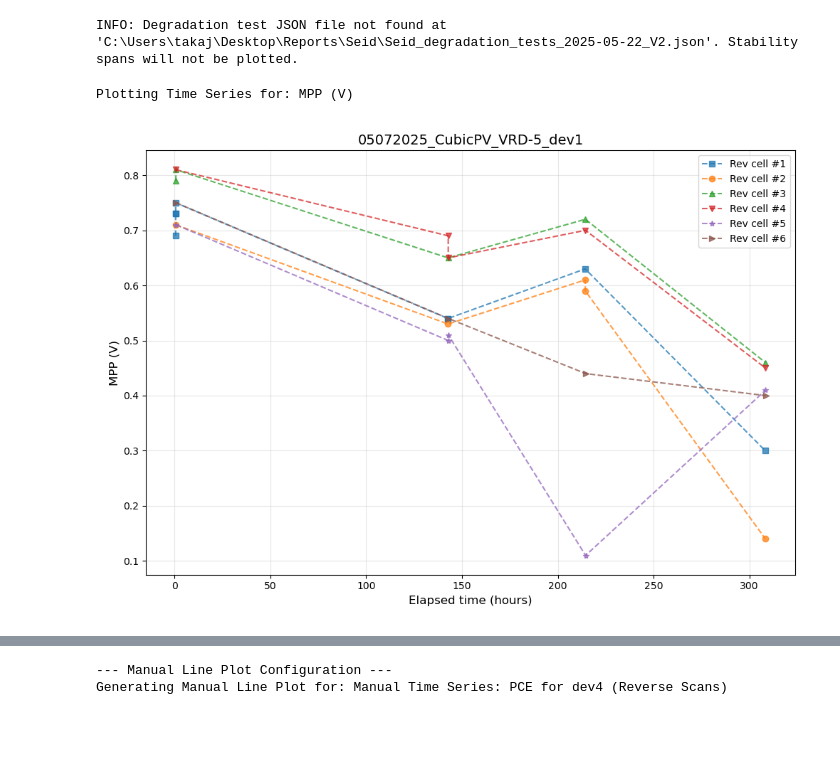
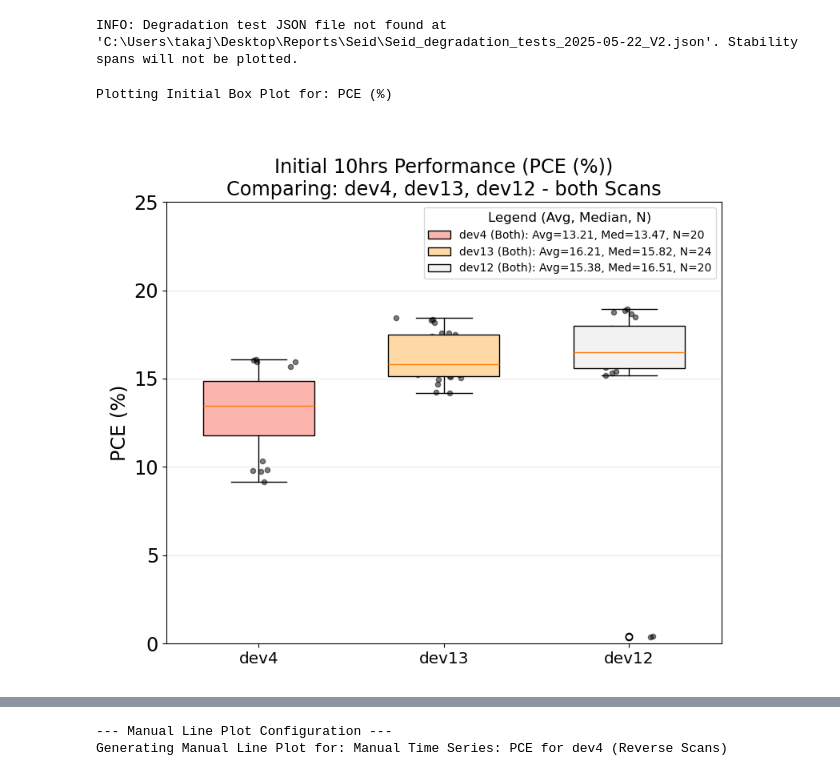
Before and after one commit to TakaRob/VerdeDBTakaji, a Jupyter notebook: Solar_Simulator_timeseriesTakaji2.ipynb, the cells around one changed output, grey strips where cells are left out. Saved outputs shown, nothing was run; the diff lists cells and outputs as text; code cells hidden in the pictures; blank space fills up the shorter version.

```diff
--- a/Solar_Simulator_timeseriesTakaji2.ipynb
+++ b/Solar_Simulator_timeseriesTakaji2.ipynb
@@ -243,7 +243,8 @@ if plot_type_resp == "Time series":
 
 elif plot_type_resp == "Box plot":
     print(f"Plotting Initial Box Plot for: {parameter_label_plot}")
-    initial_period_hours_bp = 2.0
+    #This is where you select the time for the box plot
+    initial_period_hours_bp = 10
     time_interval_for_initial_bp = []
 
     if not jv_test_recent_values.empty and 'abs_epoch_time' in jv_test_recent_values.columns:
@@ -259,35 +260,35 @@ elif plot_type_resp == "Box plot":
         else:
             print("WARNING: No data for selected samples to determine box plot time interval.")
     else:
         print("WARNING: jv_test_recent_values is empty or missing 'abs_epoch_time'. Cannot determine box plot time interval.")
 
     if time_interval_for_initial_bp:
         short_labels_bp = [s.split('_')[-1] if '_' in s else s for s in sample_ids_selected_from_form]
         plot_title_bp = (f"Initial {initial_period_hours_bp}hrs Performance ({parameter_ylabel_resp})\n"
                          f"Comparing: {', '.join(short_labels_bp)} - {direction_response_resp} Scans")
 
         y_limits_bp_map_val = {"pce": [0, 25], "voc_v": [0.5, 1.3], "jsc_ma": [0, 30], "ff": [0, 90]}
         y_limits_val_bp = y_limits_bp_map_val.get(parameter_col_code_plot, [None, None])
 
         fig_box = my_boxplot_comparison1(
             main_df_with_abs_time=jv_test_recent_values.copy(),
             time_interval_epoch=time_interval_for_initial_bp,
             list_of_sample_ids=sample_ids_selected_from_form,
             parameter_to_plot=parameter_col_code_plot,
             scan_direction_to_plot=direction_response_resp.upper() if direction_response_resp.lower() != 'both' else 'Both',
             plot_title=plot_title_bp,
             y_axis_label=parameter_label_plot,
             y_limits=y_limits_val_bp,
             short_sample_labels=short_labels_bp
         )
         plt.show()
     else:
         print("Could not generate box plot due to issues with time interval determination.")
 else:
     print(f"Plot type '{plot_type_resp}' not handled by this section.")
 # %% [output]
-Plotting Time Series for: MPP (V)
+Plotting Initial Box Plot for: PCE (%)
-[figure, old version]
+[figure, new version]
 # %%
 print("--- Manual Box Plot Configuration ---")
 
```
Also changed, not shown: parts of 2 cells of this notebook, 2 other files.
